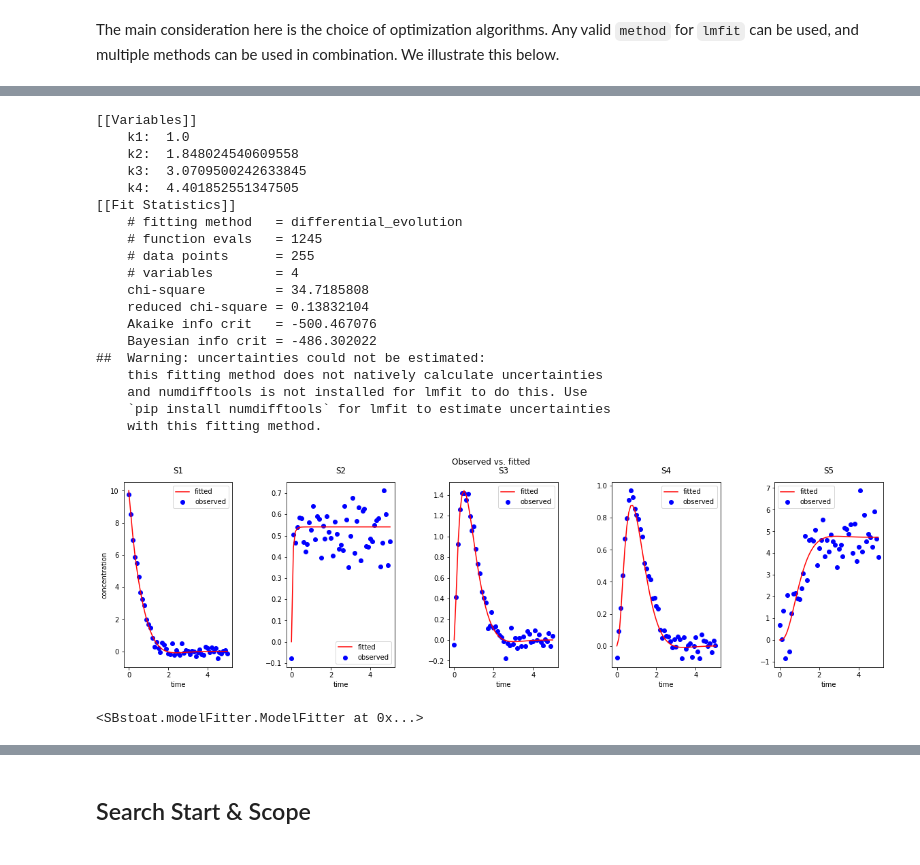
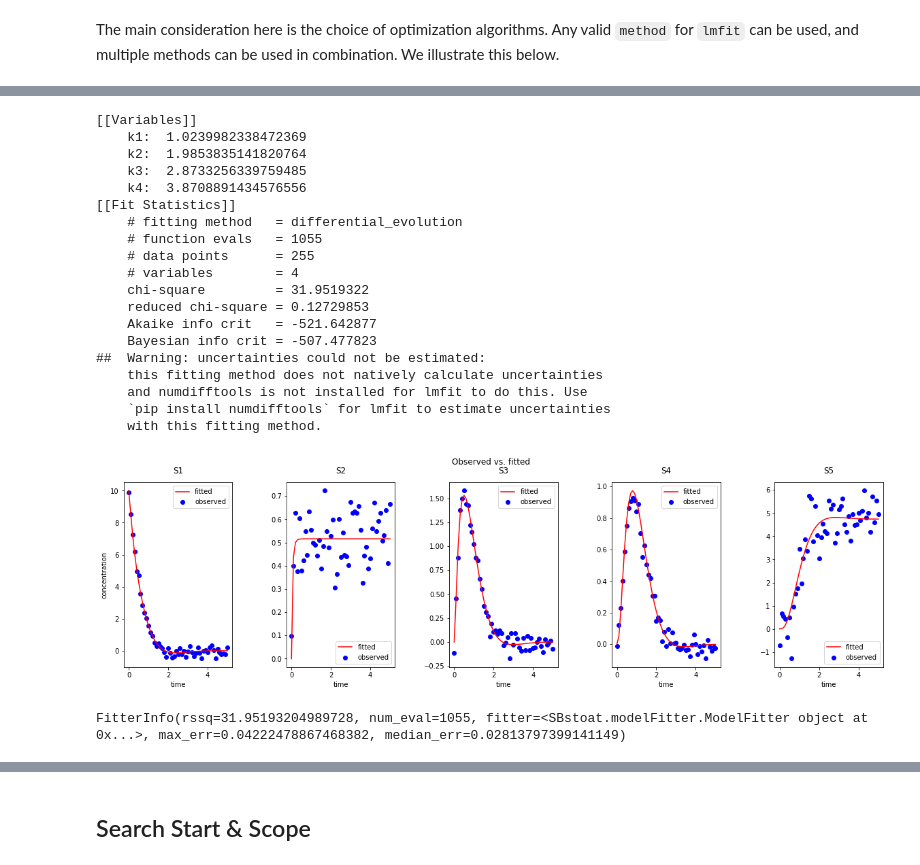
Before and after one commit to ModelEngineering/BIOEN-437, a Jupyter notebook: Lectures/Parameter-Fitting/pf_part_4_complete_example.ipynb, the cells around one changed output, grey strips where cells are left out. Saved outputs shown, nothing was run; the diff lists cells and outputs as text; code cells hidden in the pictures.

```diff
--- a/Lectures/Parameter-Fitting/pf_part_4_complete_example.ipynb
+++ b/Lectures/Parameter-Fitting/pf_part_4_complete_example.ipynb
@@ -148,9 +253,8 @@ PARAMETERS = [
 ## Observational Data
 # %%
 # Generate synthetic data
-parameter_dct = {"k1": 1, "k2": 2, "k3": 3, "k4": 4}
-df = generateNoisyData(MODEL2, 0.2, parameter_dct=parameter_dct)
-OBSERVED_TS = NamedTimeseries(dataframe=df)
+parameter_value_dct = getParameterValueDct(MODEL2)
+OBSERVED_TS = generateNoisyData(MODEL2, 0.2, parameter_dct=parameter_value_dct)
 OBSERVED_TS.to_dataframe().plot()
 # %% [output]
 <AxesSubplot:xlabel='time'>
@@ -292,42 +396,40 @@ The arguments of the function have default that reproduce the
 results in the previous section.
 # %%
 def doFit(model=MODEL2,
-          std=0.2,
-          fitterMethods=["leastsq"],
-          parametersToFit=PARAMETERS,
-          isTest=False):
+          observed_ts=OBSERVED_TS,
+          method="leastsq",
+          parameters=PARAMETERS,
+          is_report=True):
     """
     Encapsulates the workflow to fit the linear pathway model.
 
     Parameters
     ----------
-    selectedColumns: list-str
-    endTime: int
-    fitterMethods: list-str
-    parametersToFit: list-SBstoat.Parameter
-    isTest: bool
-        Test mode
+    model: str (antimony model)
+    observed_ts: SBstoat.Timeseries
+    fitter_methods: str ("leastsq" or "differential_evolution")
+    parameterst: list-SBstoat.Parameter
+    is_report: bool
+        print a report
 
     Returns
     -------
-    ModelFitter
+    FitterInfo
     """
-    PARAMETER_DCT = {"k1": 1, "k2": 2, "k3": 3, "k4": 4}
-    timeseries = NamedTimeseries(generateNoisyData(model, std, parameter_dct=PARAMETER_DCT))
     # Construct the fitter and do the fit
-    fitter = ModelFitter(model, timeseries,
-                         fitterMethods=fitterMethods,
-                         parametersToFit=parametersToFit)
+    fitter = ModelFitter(model, observed_ts,
+                         fitterMethods=[method],
+                         parametersToFit=parameters)
     fitter.fitModel()
-    if not isTest:
+    if is_report:
         print(fitter.reportFit())
         fitter.plotFitAll(figsize=(20, 5), numCol=5, color=["red", "blue"],
                           titlePosition=(0.5, 1.05))
-    return fitter
+    return getFitterInfo(fitter)
 
 # TESTS
-result = doFit(isTest=True, fitterMethods=["differential_evolution"])
-assert(isinstance(result, ModelFitter))
+fitter_info = doFit(is_report=False, method="differential_evolution")
+assert(isinstance(fitter_info, FitterInfo))
 print("OK")
 # %% [output]
 OK
@@ -409,25 +466,25 @@ doFit(fitterMethods=["leastsq"])
 # %%
 # Fit with differential evolution
-doFit(fitterMethods=["differential_evolution"])
+doFit(method="differential_evolution")
 # %% [output]
 [[Variables]]
-    k1:  1.0
-    k2:  1.848024540609558
-    k3:  3.0709500242633845
-    k4:  4.401852551347505
+    k1:  1.0239982338472369
+    k2:  1.9853835141820764
+    k3:  2.8733256339759485
+    k4:  3.8708891434576556
 [[Fit Statistics]]
     # fitting method   = differential_evolution
-    # function evals   = 1245
+    # function evals   = 1055
     # data points      = 255
     # variables        = 4
-    chi-square         = 34.7185808
-    reduced chi-square = 0.13832104
-    Akaike info crit   = -500.467076
-    Bayesian info crit = -486.302022
+    chi-square         = 31.9519322
+    reduced chi-square = 0.12729853
+    Akaike info crit   = -521.642877
+    Bayesian info crit = -507.477823
 ##  Warning: uncertainties could not be estimated:
     this fitting method does not natively calculate uncertainties
     and numdifftools is not installed for lmfit to do this. Use
     `pip install numdifftools` for lmfit to estimate uncertainties
     with this fitting method.
-[figure, old version]
+[figure, new version]
-<SBstoat.modelFitter.ModelFitter at 0x...>
+FitterInfo(rssq=31.95193204989728, num_eval=1055, fitter=<SBstoat.modelFitter.ModelFitter object at 0x...>, max_err=0.04222478867468382, median_err=0.02813797399141149)
```
Also changed, not shown: parts of 32 cells of this notebook, 1 other file.
